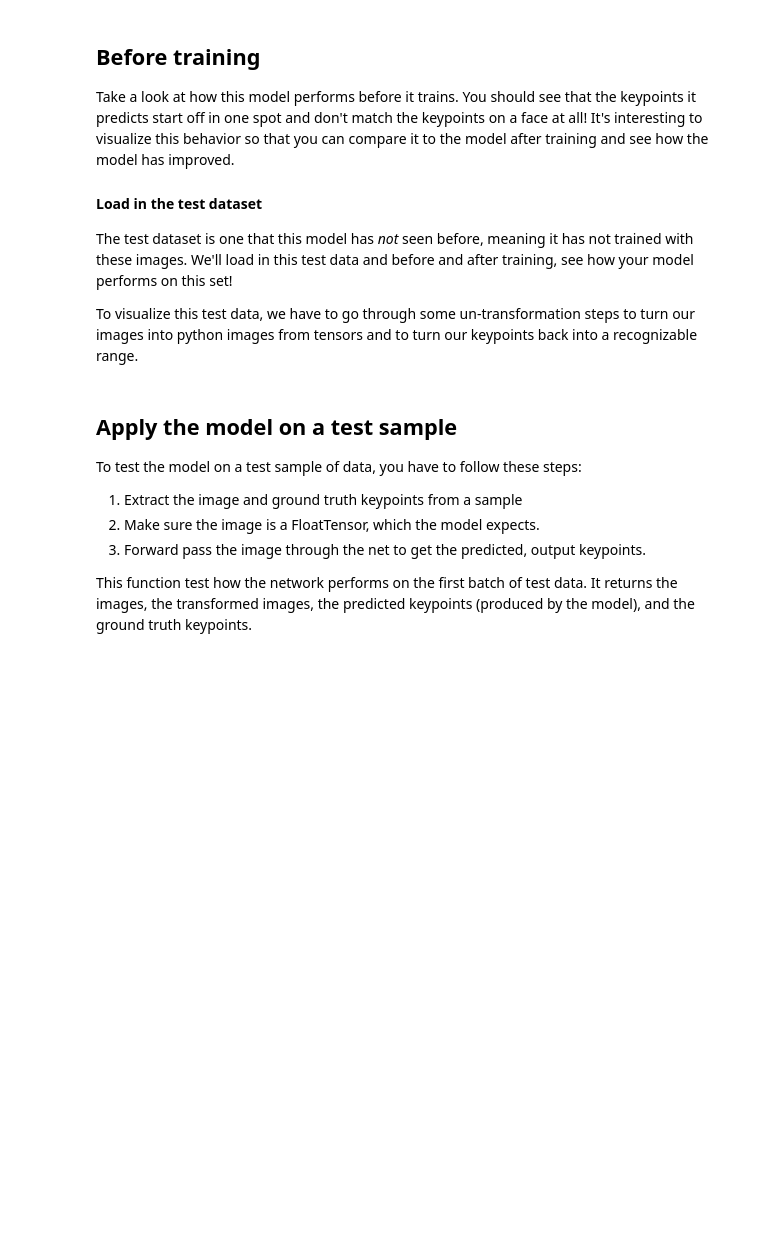
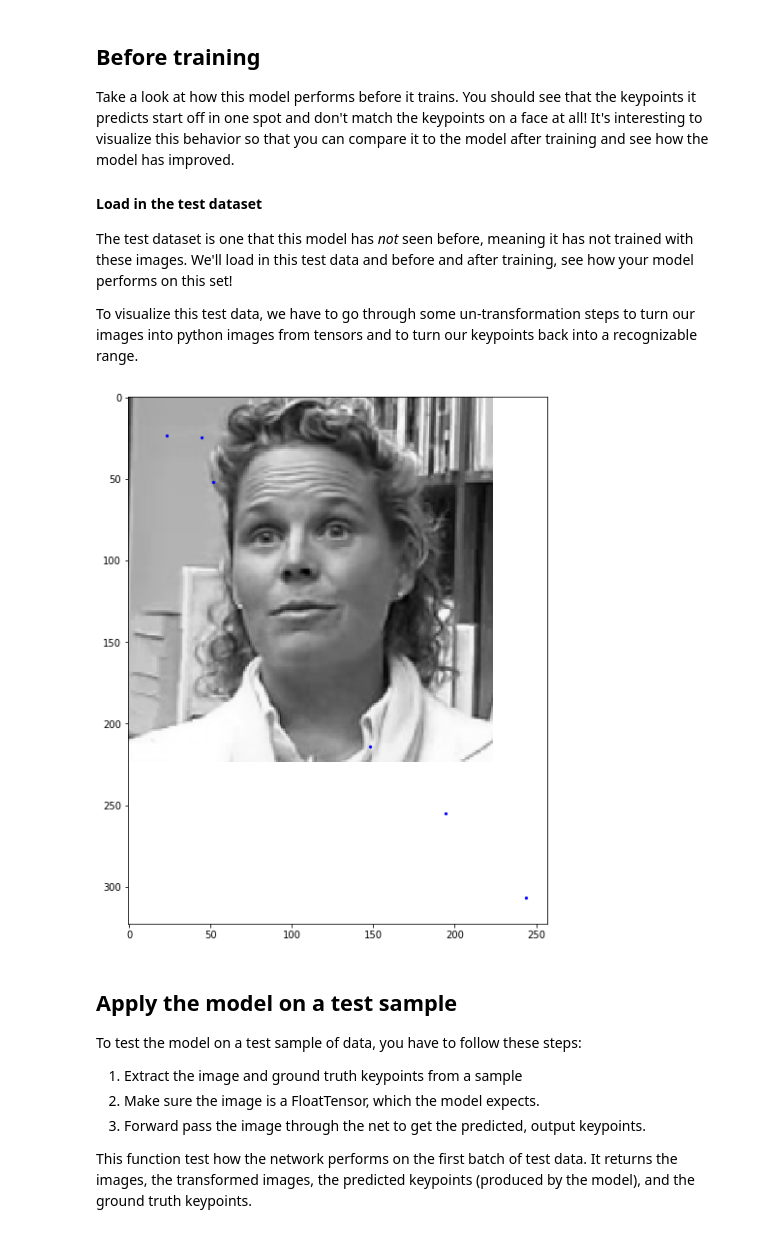
Before and after one commit to filipgrigorov/P1_Facial_Keypoints-1, a Jupyter notebook: 2. Define the Network Architecture.ipynb, the cells around one changed output. Saved outputs shown, nothing was run; the diff lists cells and outputs as text; code cells hidden in the pictures; blank space fills up the shorter version.

Commit message:
WIP: -Added some visualization

```diff
--- a/2. Define the Network Architecture.ipynb
+++ b/2. Define the Network Architecture.ipynb
@@ -183,11 +191,28 @@ To visualize this test data, we have to go through some un-transformation steps
 # %%
 # load in the test data, using the dataset class
 # AND apply the data_transform you defined above
 
 # create the test dataset
 test_dataset = FacialKeypointsDataset(csv_file='data/test_frames_keypoints.csv',
                                              root_dir='data/test/',
                                              transform=data_transform)
+
+#Visualizing some test data:
+plt.figure(figsize=(10, 10))
+for i in np.arange(0, 3):
+    data = test_dataset[i]
+    img, keypoints = data['image'], data['keypoints']
+    #Transform back to representable numpy
+    img *= 255
+    img = img.numpy().transpose((1, 2, 0))
+
+    keypoints *= img.shape[0]
+    keypoints += img.shape[0]
+
+    plt.imshow(img.squeeze(-1), cmap='gray')
+    plt.scatter(keypoints[:][0], keypoints[:][1], s=20, marker='.', c='b')
+# %% [output]
+[figure, added]
 # %%
 # load test data in batches
 batch_size = 10
```
Also changed, not shown: parts of 2 cells of this notebook.
